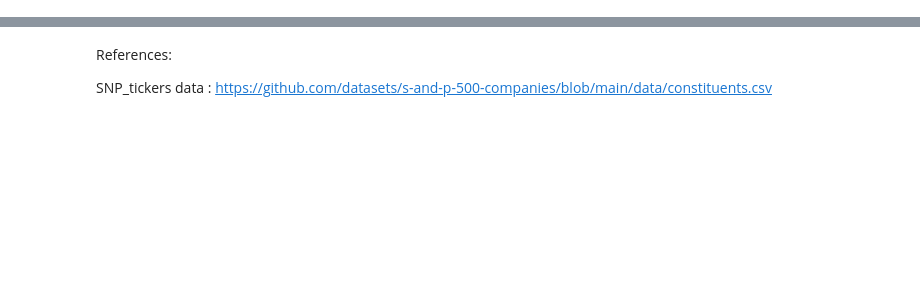
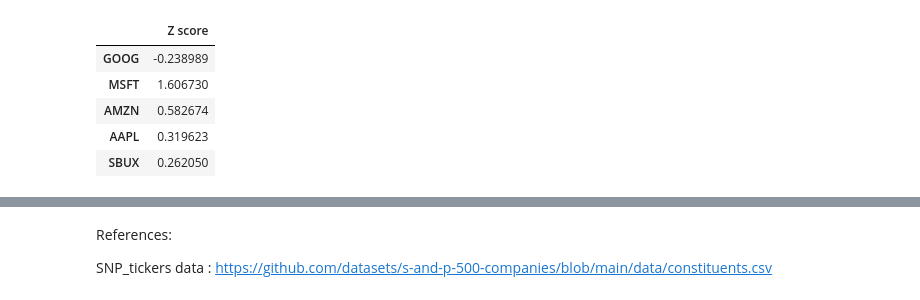
Before and after one commit to wkssm18/case_study, a Jupyter notebook: black_litterman/black_litterman_model.ipynb, the cells around one changed output, grey strips where cells are left out. Cells and saved outputs as stored; diff of their text form; code cells hidden in the pictures; blank space fills up the shorter version.

```diff
--- a/black_litterman/black_litterman_model.ipynb
+++ b/black_litterman/black_litterman_model.ipynb
@@ -238,0 +252,9 @@ E_r
+# %%
+Z
+# %% [output]
+|  | Z score |
+| GOOG | -0.238989 |
+| MSFT | 1.606730 |
+| AMZN | 0.582674 |
+| AAPL | 0.319623 |
+| SBUX | 0.262050 |
```
Also changed, not shown: parts of 27 cells of this notebook, 1 other file.
